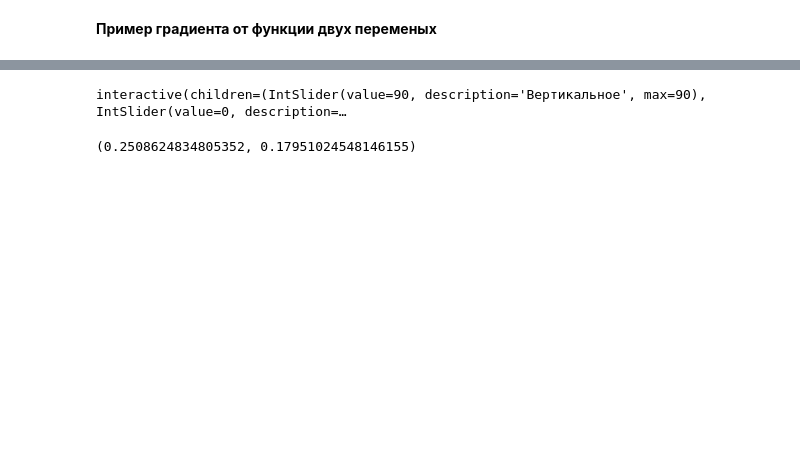
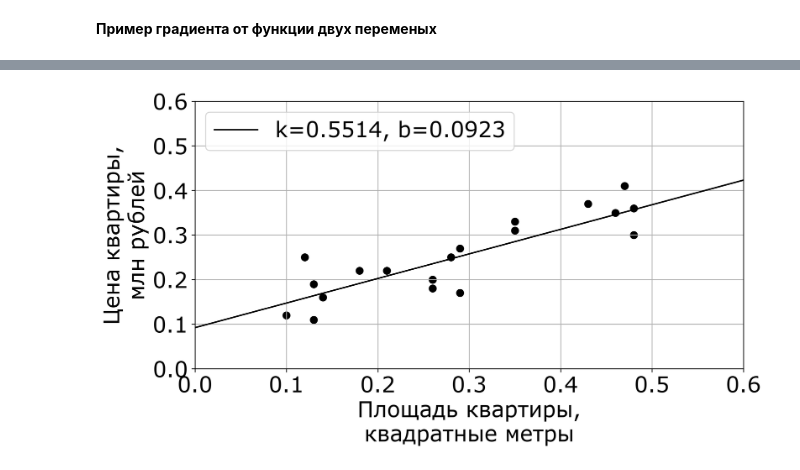
Before and after one commit to mts-machines-learn/ml-course-dec2019, a Jupyter notebook: 4. Линейная регрессия l/Regression_1.ipynb, the cells around one changed output, grey strips where cells are left out. Cells and saved outputs as stored; diff of their text form; code cells hidden in the pictures; blank space fills up the shorter version.

Commit message:
complete visualization for regression 1

```diff
--- a/4. Линейная регрессия l/Regression_1.ipynb
+++ b/4. Линейная регрессия l/Regression_1.ipynb
@@ -340,6 +326,6 @@ def loss_function(k, X, y):
     # или J = np.mean((k*X - y)**2)
     return J
 
-k = 10
+k = 2
 print(loss_function(k, X, y))
 # %% [output]
@@ -841,8 +693,11 @@ plot_linear_loss_in_3d_up(X, y)
 # %%
 def gradient_function(k, b, X, y):
     N = X.shape[0]
-    tmp = ( (k * X + b) - y ) *X
-    #print(tmp)
+
     grad_b = 2*np.sum( ((k * X + b) - y)) / N
     grad_k = 2*np.sum( ((k * X + b) - y) * X) / N
     return np.array([grad_k, grad_b])
+
+k = 5
+b = 1
+print(gradient_function(k, b, X, y))
@@ -983,12 +723,0 @@ A Jupyter Widget
-# %%
-def gradient_function(k, b, X, y):
-    N = X.shape[0]
-    tmp = ( (k * X + b) - y ) *X
-    #print(tmp)
-    grad_b = 2*np.sum( ((k * X + b) - y)) / N
-    grad_k = 2*np.sum( ((k * X + b) - y) * X) / N
-    return np.array([grad_k, grad_b])
-
-k = 5
-b = 1
-print(gradient_function(k, b, X, y))
@@ -1045,54 +746,4 @@ b
-# %%
-def lin_grad_linear(X, y, alpha, iters=20, k_init=0, b_init=0):
-    angles1 = IntSlider(min=0, max=90, step=1, value=90, description='Вертикальное')
-    angles2 = IntSlider(min=0, max=180, step=1, value=0, description='Горизонтальное')
-
-    k = None
-    b = None
-
-    ks = np.linspace(-5, 5, 20)
-    bs = np.linspace(-5, 5, 20)
-    ks, bs = np.meshgrid(ks, bs)
-    Z = np.zeros_like(ks)
-    for i in range(len(ks)):
-        for j in range(len(ks)):
-            Z[i, j] = linearn_loss_function(ks[i, j], bs[i, j], X, y)
-
-    k = k_init
-    b = b_init
-
-    all_k = [k]
-    all_b = [b]
-    Js = [linearn_loss_function(k, b, X, y)]
-
-    for i in range(iters):
-        y_h = k*X + b - y
-        k = k - alpha * 2*sum(y_h * X) / len(X)
-        b = b - alpha * 2*sum(y_h) / len(X)
-        all_k.append(k)
-        all_b.append(b)
-        Js.append(linearn_loss_function(k, b, X, y))
-
-    @interact(angle1=angles1, angle2=angles2)
-    def plot_trace(angle1, angle2):
-        fig = plt.figure(figsize=(15, 10))
-        ax = fig.gca(projection='3d')
-
-        ax.set_xlabel('Значение коэффициента $k$')
-        ax.set_ylabel('Значение коэффициента $b$')
-        ax.set_zlabel('Функция ошибка')
-        surf = ax.plot_wireframe(ks, bs, Z,  cmap=cm.coolwarm)
-
-        ax.scatter(all_k[0], all_b[0], Js[0], c="yellow")
-        ax.scatter(all_k[1:-1], all_b[1:-1], Js[1:-1], c="blue")
-        ax.scatter(all_k[-1], all_b[-1], Js[-1], c="Red")
-        ax.view_init(angle1, angle2)
-        plt.show()
-
-    return k, b
-
-a=0.25
-lin_grad_linear(X, y, alpha=a, iters=500, k_init=-4, b_init=5)
-# %% [output]
-interactive(children=(IntSlider(value=90, description='Вертикальное', max=90), IntSlider(value=0, description=…
-(0.2508624834805352, 0.17951024548146155)
+# %%
+plot_data_and_hyp_with_bias(X, y, k, b)
+# %% [output]
+[figure, added]
```
Also changed, not shown: parts of 44 cells of this notebook, 6 other files.
